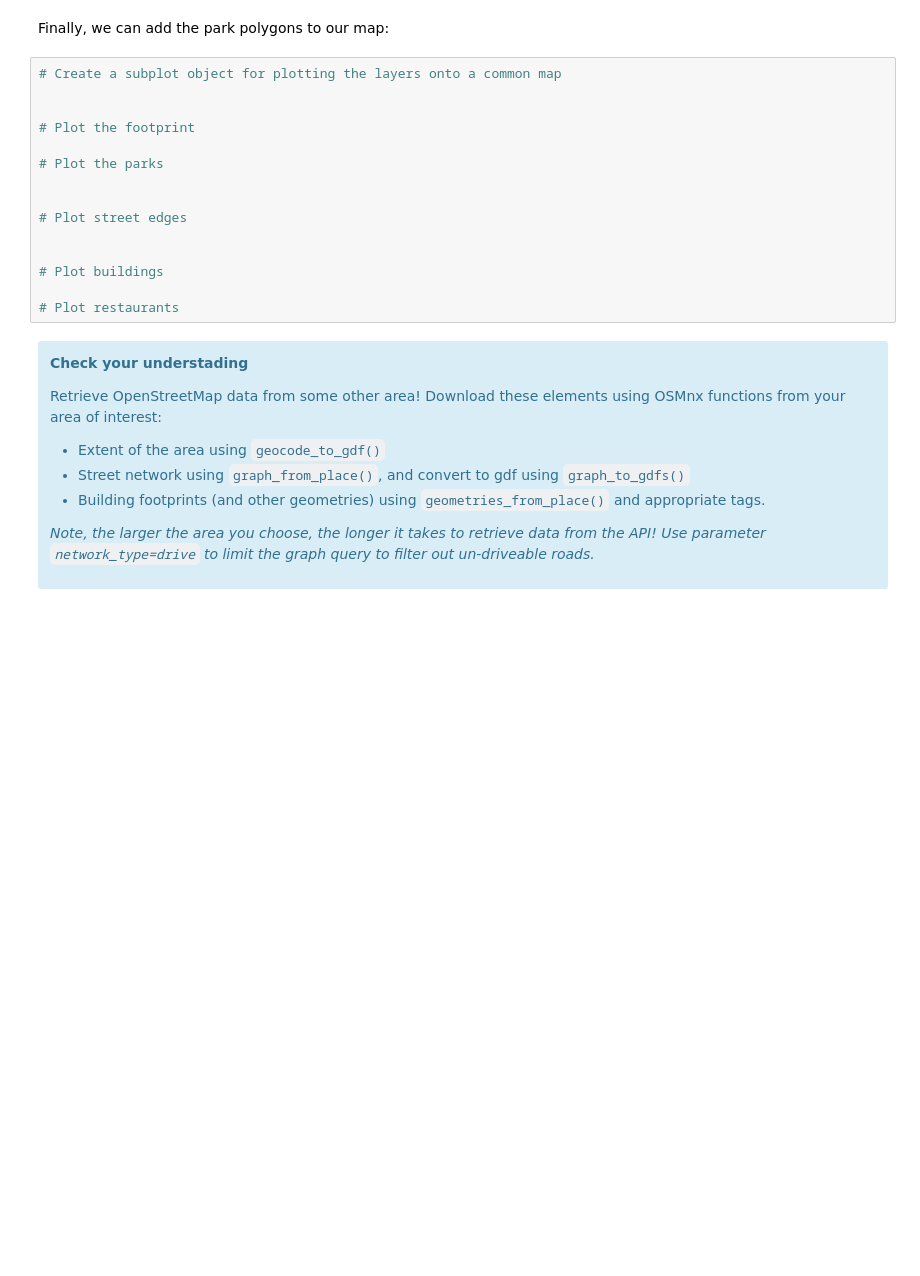
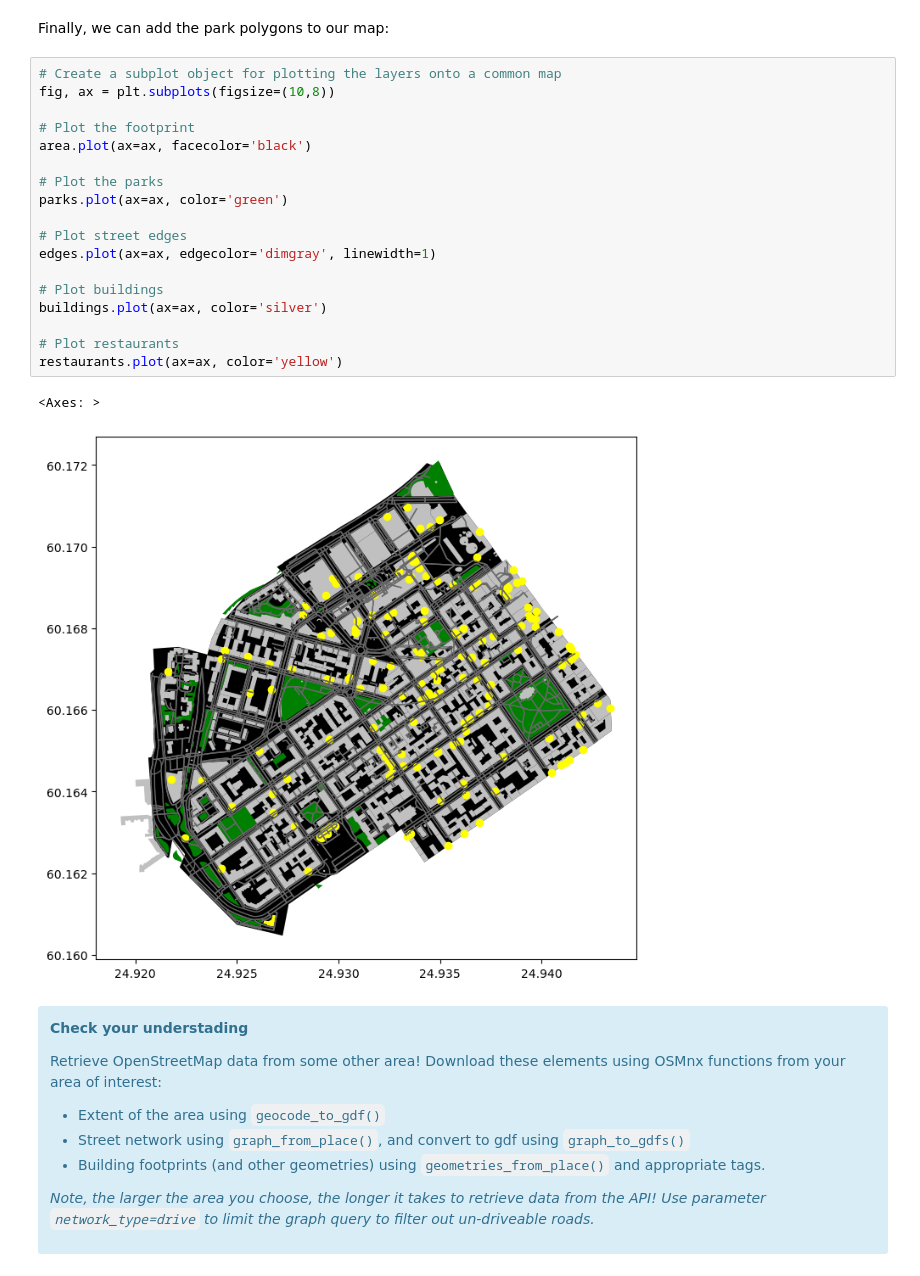
Before and after one commit to RobertMuturi/PYTHON, a Jupyter notebook: AUTOGIS/OpenStreetMap & Network Analysis/00_retrieve_osm_data.ipynb, the cells around one changed output. Drawn from its saved outputs; the diff is of its cells as text; blank space fills up the shorter version.

```diff
--- a/AUTOGIS/OpenStreetMap & Network Analysis/00_retrieve_osm_data.ipynb
+++ b/AUTOGIS/OpenStreetMap & Network Analysis/00_retrieve_osm_data.ipynb
@@ -313,19 +337,25 @@ plot the parks:
 Finally, we can add the park polygons to our map:
 # %%
 # Create a subplot object for plotting the layers onto a common map
-
+fig, ax = plt.subplots(figsize=(10,8))
 
 # Plot the footprint
+area.plot(ax=ax, facecolor='black')
 
 # Plot the parks
-
+parks.plot(ax=ax, color='green')
 
 # Plot street edges
-
+edges.plot(ax=ax, edgecolor='dimgray', linewidth=1)
 
 # Plot buildings
+buildings.plot(ax=ax, color='silver')
 
 # Plot restaurants
+restaurants.plot(ax=ax, color='yellow')
+# %% [output]
+<Axes: >
+[figure, added]
 # %% [markdown]
 <div class="alert alert-info">
 
```
Also changed, not shown: parts of 13 cells of this notebook, 33 other files.
